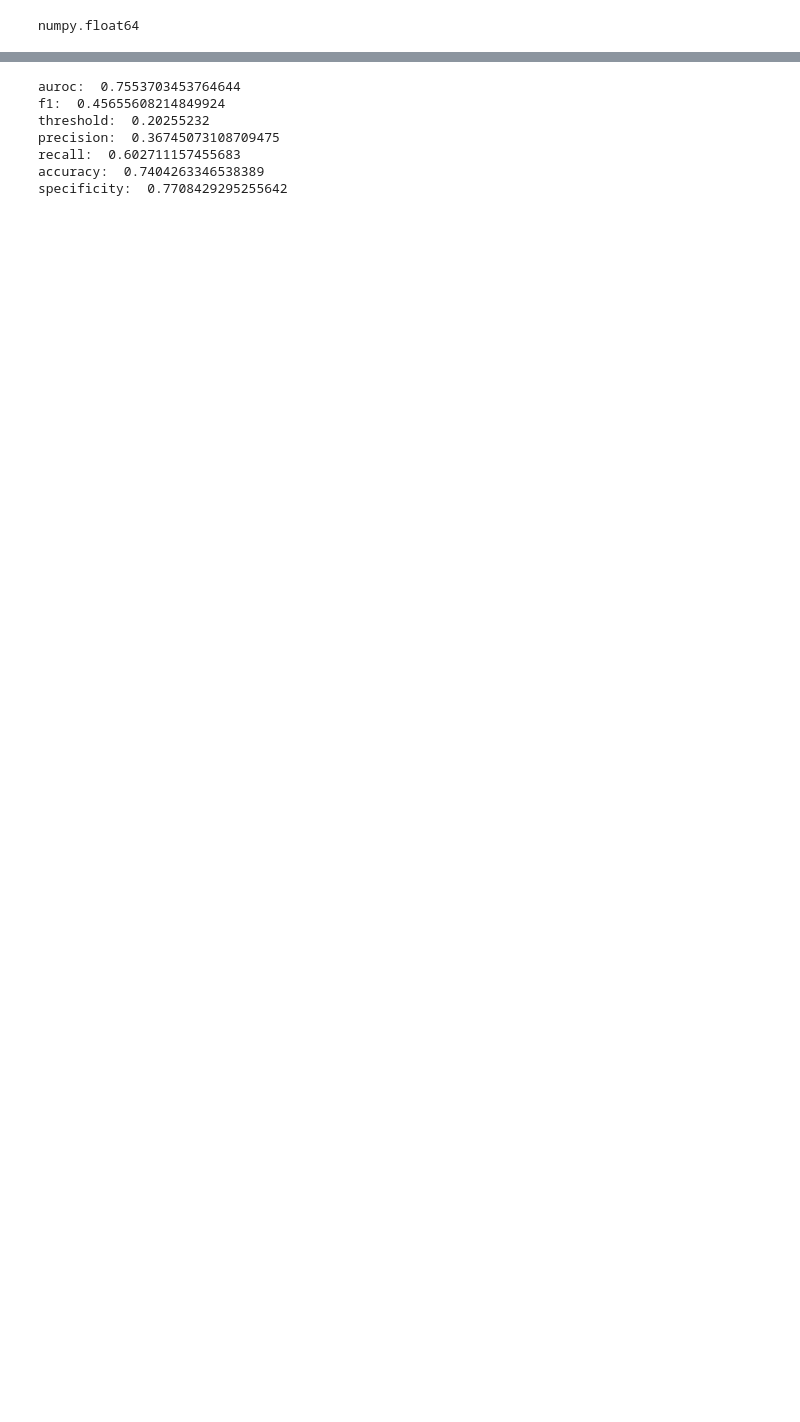
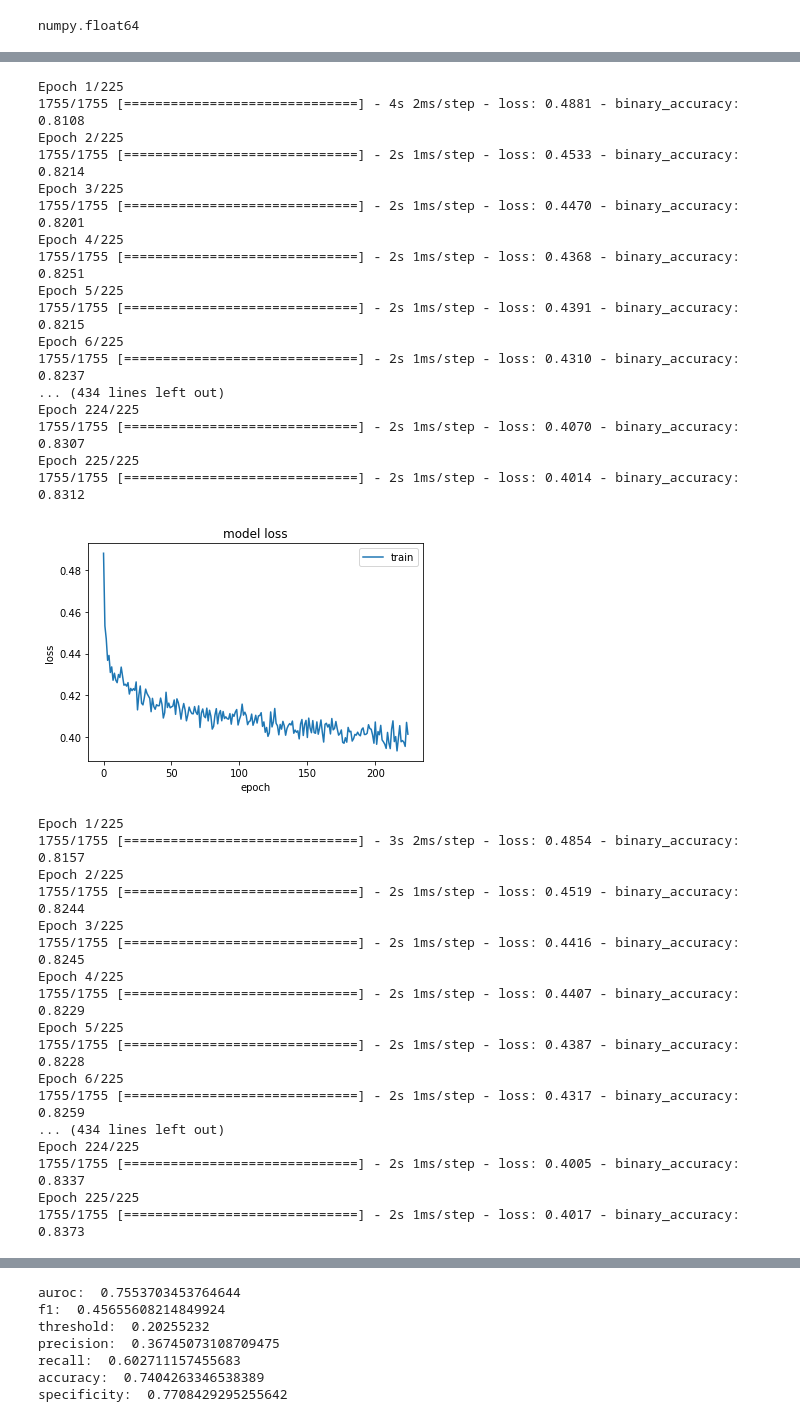
Before and after one commit to dbmi-pitt/Geri-DL, a Jupyter notebook: LSTM_Experiment1_Padding&Masking.ipynb, the cells around one changed output, grey strips where cells are left out. Saved outputs shown, nothing was run; the diff lists cells and outputs as text; code cells hidden in the pictures; blank space fills up the shorter version.

Commit message:
Re-ran the LSTM cross-validation experiment 1 - also, ran a GRU experiment 1 with cross-validation

```diff
--- a/LSTM_Experiment1_Padding&Masking.ipynb
+++ b/LSTM_Experiment1_Padding&Masking.ipynb
@@ -644,8 +623,30 @@ def other_metrics(y_predict, y_true, threshold):
     tn, fp, fn, tp = confusion_matrix(y_true, y_threshold).ravel()
     return precision_score(y_true, y_threshold), recall_score(y_true, y_threshold),\
             accuracy_score(y_true, y_threshold), float(tn) / (tn + fp)
-# %%
-X_train_transformed, X_test_transformed = scaler_transform(X_train_use, X_test_use)
+# %%
+from sklearn.model_selection import GroupKFold
+def kfold_validation(unit, ratio, epoch, X, y, groupby, k=5, verbose=0, max_timestamps=20, n_features=101):
+    auroc_list = []
+    other_metric_list = []
+    for train_idx, valid_idx in GroupKFold(n_splits=5).split(X, y, X[groupby]):
+        X_train, X_valid, y_train, y_valid = X.iloc[train_idx], X.iloc[valid_idx], y.iloc[train_idx], y.iloc[valid_idx]
+        X_train, y_train = generate_nested_list(X_train, y_train)
+        X_valid, y_valid = generate_nested_list(X_valid, y_valid)
+        X_train_pad, y_train_pad, X_valid_pad, y_valid_pad = pad_all(X_train, y_train, X_valid, y_valid, max_timestamps)
+        y_train_pad = y_train_pad.reshape(y_train_pad.shape[0], y_train_pad.shape[1], 1)
+        seed(1)
+        set_random_seed(2)
+        model = build_model(unit, ratio, max_timestamps, n_features)
+        fit_model(model, epoch, X_train_pad, y_train_pad, verbose=verbose)
+        y_valid_len = [len(y) for y in y_valid]
+        y_predict = model.predict(X_valid_pad)
+        y_predict = truncate_prediction(y_predict, y_valid_len)
+        y_true = np.concatenate(y_valid)
+        auroc_list.append(auroc(y_predict, y_true))
+        f1, th = find_best_f1(y_predict, y_true)
+        precision, recall, accuracy, specificity = other_metrics(y_predict, y_true, th)
+        other_metric_list.append((precision, recall, accuracy, specificity,f1,th))
+    return (auroc_list, other_metric_list)
 # %%
 # %%time
 # shape: (num_of_patients, num_of_records, num_of_features)
@@ -692,3 +696,10 @@ def truncate_prediction(y_, y_len):
         y_concat.append(np.concatenate(y[:y_len[i], :]))
     y_concat = np.concatenate(y_concat)
     return y_concat
+# %%
+## Run 5-fold cross-validation to get average performance characteristics
+unit = 32
+ratio = 0.5
+epoch = 225
+(auroc_list, other_metric_list) = kfold_validation(unit, ratio, epoch, X_train_transformed, y_train, 'patient-id', verbose=1)
+# %% [output]
@@ -694,0 +724,35 @@ def truncate_prediction(y_, y_len):
+Epoch 1/225
+1755/1755 [==============================] - 4s 2ms/step - loss: 0.4881 - binary_accuracy: 0.8108
+Epoch 2/225
+1755/1755 [==============================] - 2s 1ms/step - loss: 0.4533 - binary_accuracy: 0.8214
+Epoch 3/225
+1755/1755 [==============================] - 2s 1ms/step - loss: 0.4470 - binary_accuracy: 0.8201
+Epoch 4/225
+1755/1755 [==============================] - 2s 1ms/step - loss: 0.4368 - binary_accuracy: 0.8251
+Epoch 5/225
+1755/1755 [==============================] - 2s 1ms/step - loss: 0.4391 - binary_accuracy: 0.8215
+Epoch 6/225
+1755/1755 [==============================] - 2s 1ms/step - loss: 0.4310 - binary_accuracy: 0.8237
+... (434 lines left out)
+Epoch 224/225
+1755/1755 [==============================] - 2s 1ms/step - loss: 0.4070 - binary_accuracy: 0.8307
+Epoch 225/225
+1755/1755 [==============================] - 2s 1ms/step - loss: 0.4014 - binary_accuracy: 0.8312
+[figure, added]
+Epoch 1/225
+1755/1755 [==============================] - 3s 2ms/step - loss: 0.4854 - binary_accuracy: 0.8157
+Epoch 2/225
+1755/1755 [==============================] - 2s 1ms/step - loss: 0.4519 - binary_accuracy: 0.8244
+Epoch 3/225
+1755/1755 [==============================] - 2s 1ms/step - loss: 0.4416 - binary_accuracy: 0.8245
+Epoch 4/225
+1755/1755 [==============================] - 2s 1ms/step - loss: 0.4407 - binary_accuracy: 0.8229
+Epoch 5/225
+1755/1755 [==============================] - 2s 1ms/step - loss: 0.4387 - binary_accuracy: 0.8228
+Epoch 6/225
+1755/1755 [==============================] - 2s 1ms/step - loss: 0.4317 - binary_accuracy: 0.8259
+... (434 lines left out)
+Epoch 224/225
+1755/1755 [==============================] - 2s 1ms/step - loss: 0.4005 - binary_accuracy: 0.8337
+Epoch 225/225
+1755/1755 [==============================] - 2s 1ms/step - loss: 0.4017 - binary_accuracy: 0.8373
```
Also changed, not shown: parts of 10 cells of this notebook, 4 other files.
